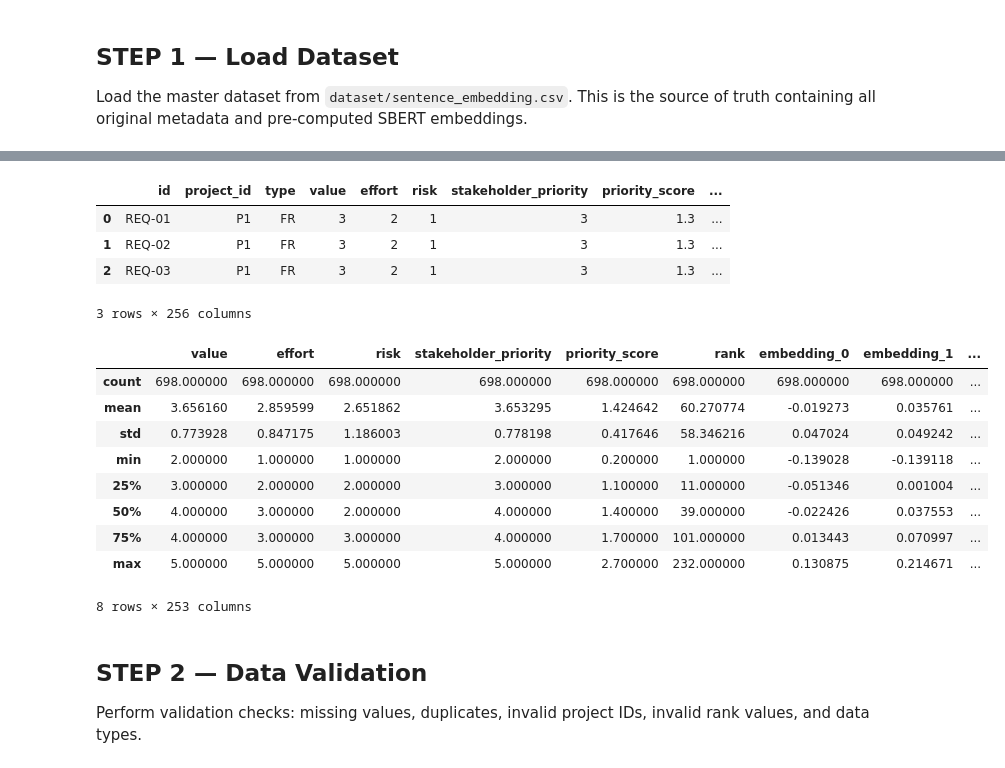
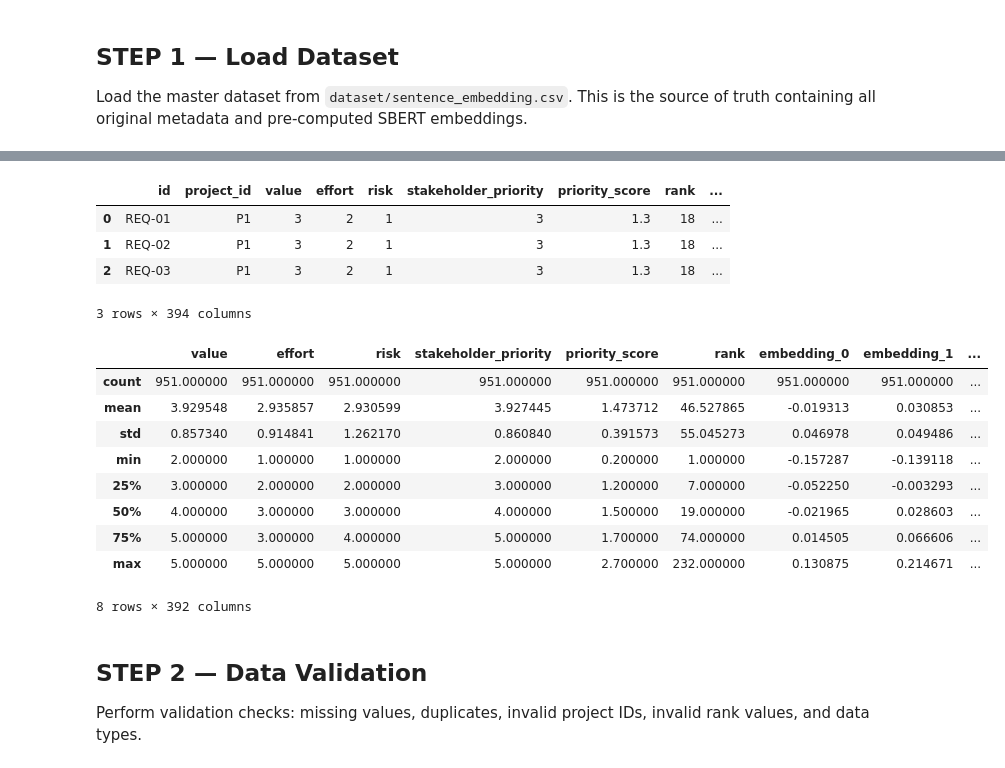
Before and after one commit to EdselSpth/riset-phase-1, a Jupyter notebook: phase_1_sbert.ipynb, the cells around one changed output, grey strips where cells are left out. Saved outputs shown, nothing was run; the diff lists cells and outputs as text; code cells hidden in the pictures.

```diff
--- a/phase_1_sbert.ipynb
+++ b/phase_1_sbert.ipynb
@@ -36,7 +58,7 @@ EMBEDDING_DIM = 384  # Expected SBERT dimension
 RANDOM_STATE = 42
 TEST_SIZE = 0.3
 OUTPUT_DIR = "outputs/phase1_sbert"
-DATASET_PATH = "dataset/sentence_embedding.csv"
+DATASET_PATH = "dataset/sentence_embedding_training.csv"
 
 os.makedirs(OUTPUT_DIR, exist_ok=True)
 logger.info(f"Output directory: {OUTPUT_DIR}")
@@ -60,7 +82,7 @@ else:
     logger.info("No explicit requirement text column found. Using pre-computed embeddings.")
 
 # Validate required columns
-required_cols = {"id", "project_id", "type", "value", "effort", "risk", "stakeholder_priority", "rank"}
+required_cols = {"id", "project_id", "value", "effort", "risk", "stakeholder_priority", "rank", "type_FR", "type_NFR"}
 missing = required_cols - set(df.columns)
 if missing:
     raise ValueError(f"Missing required columns: {missing}")
@@ -84,18 +106,18 @@ display(df.describe())
-|  | id | project_id | type | value | effort | risk | stakeholder_priority | priority_score | ... |
-| 0 | REQ-01 | P1 | FR | 3 | 2 | 1 | 3 | 1.3 | ... |
-| 1 | REQ-02 | P1 | FR | 3 | 2 | 1 | 3 | 1.3 | ... |
-| 2 | REQ-03 | P1 | FR | 3 | 2 | 1 | 3 | 1.3 | ... |
+|  | id | project_id | value | effort | risk | stakeholder_priority | priority_score | rank | ... |
+| 0 | REQ-01 | P1 | 3 | 2 | 1 | 3 | 1.3 | 18 | ... |
+| 1 | REQ-02 | P1 | 3 | 2 | 1 | 3 | 1.3 | 18 | ... |
+| 2 | REQ-03 | P1 | 3 | 2 | 1 | 3 | 1.3 | 18 | ... |
-3 rows × 256 columns
+3 rows × 394 columns
 |  | value | effort | risk | stakeholder_priority | priority_score | rank | embedding_0 | embedding_1 | ... |
-| count | 698.000000 | 698.000000 | 698.000000 | 698.000000 | 698.000000 | 698.000000 | 698.000000 | 698.000000 | ... |
-| mean | 3.656160 | 2.859599 | 2.651862 | 3.653295 | 1.424642 | 60.270774 | -0.019273 | 0.035761 | ... |
-| std | 0.773928 | 0.847175 | 1.186003 | 0.778198 | 0.417646 | 58.346216 | 0.047024 | 0.049242 | ... |
-| min | 2.000000 | 1.000000 | 1.000000 | 2.000000 | 0.200000 | 1.000000 | -0.139028 | -0.139118 | ... |
-| 25% | 3.000000 | 2.000000 | 2.000000 | 3.000000 | 1.100000 | 11.000000 | -0.051346 | 0.001004 | ... |
-| 50% | 4.000000 | 3.000000 | 2.000000 | 4.000000 | 1.400000 | 39.000000 | -0.022426 | 0.037553 | ... |
-| 75% | 4.000000 | 3.000000 | 3.000000 | 4.000000 | 1.700000 | 101.000000 | 0.013443 | 0.070997 | ... |
+| count | 951.000000 | 951.000000 | 951.000000 | 951.000000 | 951.000000 | 951.000000 | 951.000000 | 951.000000 | ... |
+| mean | 3.929548 | 2.935857 | 2.930599 | 3.927445 | 1.473712 | 46.527865 | -0.019313 | 0.030853 | ... |
+| std | 0.857340 | 0.914841 | 1.262170 | 0.860840 | 0.391573 | 55.045273 | 0.046978 | 0.049486 | ... |
+| min | 2.000000 | 1.000000 | 1.000000 | 2.000000 | 0.200000 | 1.000000 | -0.157287 | -0.139118 | ... |
+| 25% | 3.000000 | 2.000000 | 2.000000 | 3.000000 | 1.200000 | 7.000000 | -0.052250 | -0.003293 | ... |
+| 50% | 4.000000 | 3.000000 | 3.000000 | 4.000000 | 1.500000 | 19.000000 | -0.021965 | 0.028603 | ... |
+| 75% | 5.000000 | 3.000000 | 4.000000 | 5.000000 | 1.700000 | 74.000000 | 0.014505 | 0.066606 | ... |
 | max | 5.000000 | 5.000000 | 5.000000 | 5.000000 | 2.700000 | 232.000000 | 0.130875 | 0.214671 | ... |
-8 rows × 253 columns
+8 rows × 392 columns
 # %% [markdown]
 ## STEP 2 — Data Validation
 
```
Also changed, not shown: parts of 14 cells of this notebook, 7 other files.
